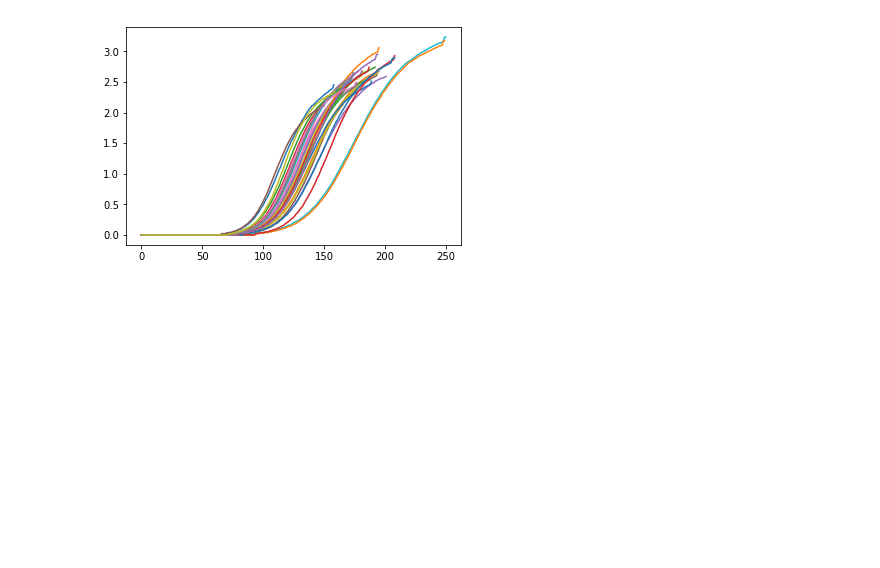
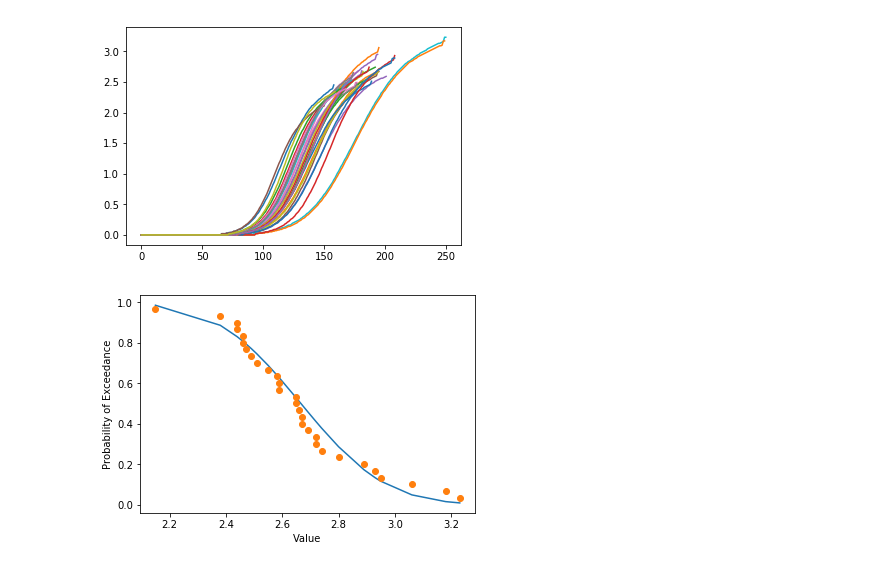
Before and after one commit to caburj/acresults, a Jupyter notebook: examples/example-01.ipynb, the cells around one changed output. Cells and saved outputs as stored; diff of their text form; code cells hidden in the pictures; blank space fills up the shorter version.

```diff
--- a/examples/example-01.ipynb
+++ b/examples/example-01.ipynb
@@ -69,3 +56,9 @@ for key in crop:
     plt.plot(crop[key].WPet.values[:-1])
 # %% [output]
 [figure]
+# %%
+fa = ac.FrequencyAnalysis(pnwmuf.get("Run").WPet)
+# %%
+fa.plot_distribution()
+# %% [output]
+[figure, added]
```
Also changed, not shown: parts of 9 cells of this notebook, 1 other file.
